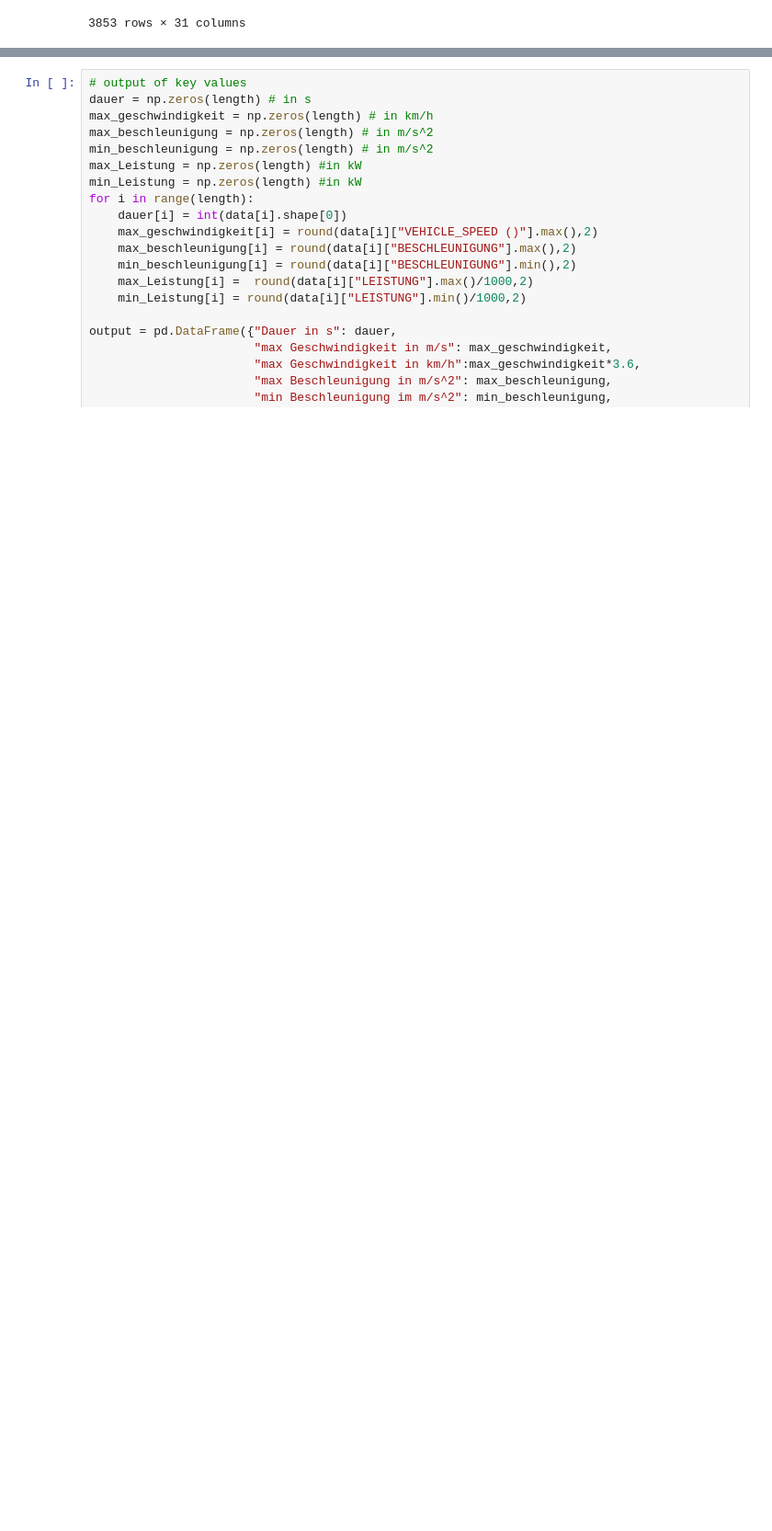
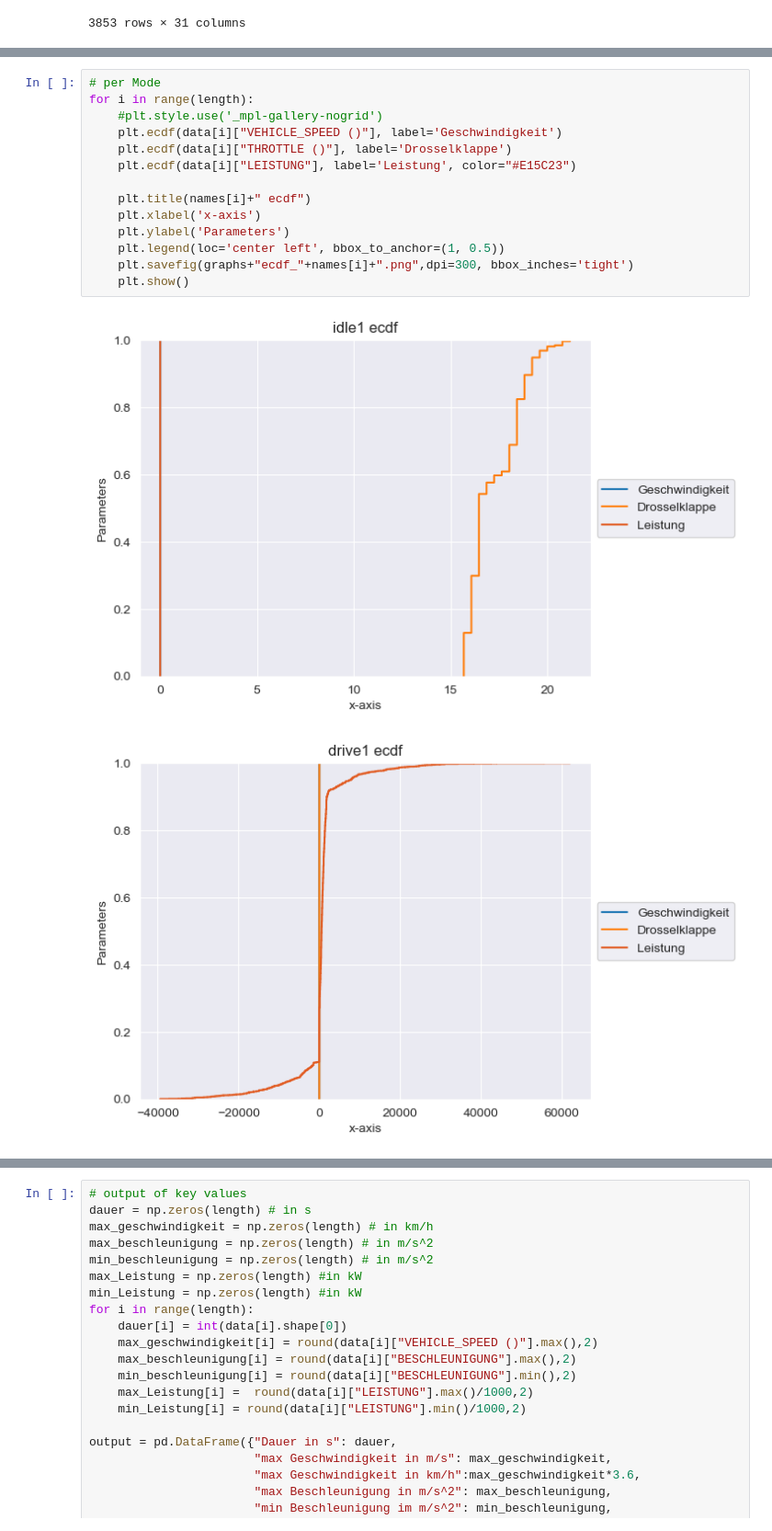
Before and after one commit to camila-duarte/verbrennungsmotoren, a Jupyter notebook: analyse/Motordrehzahl und Motordrehmoment.ipynb, the cells around one changed output, grey strips where cells are left out. Shown: that part at 92% size. Cells and saved outputs as stored; diff of their text form; blank space fills up the shorter version.

```diff
--- a/analyse/Motordrehzahl und Motordrehmoment.ipynb
+++ b/analyse/Motordrehzahl und Motordrehmoment.ipynb
@@ -143,0 +146,17 @@ data[2]
+# %%
+# per Mode
+for i in range(length):
+    #plt.style.use('_mpl-gallery-nogrid')
+    plt.ecdf(data[i]["VEHICLE_SPEED ()"], label='Geschwindigkeit')
+    plt.ecdf(data[i]["THROTTLE ()"], label='Drosselklappe')
+    plt.ecdf(data[i]["LEISTUNG"], label='Leistung', color="#E15C23")
+
+    plt.title(names[i]+" ecdf")
+    plt.xlabel('x-axis')
+    plt.ylabel('Parameters')
+    plt.legend(loc='center left', bbox_to_anchor=(1, 0.5))
+    plt.savefig(graphs+"ecdf_"+names[i]+".png",dpi=300, bbox_inches='tight')
+    plt.show()
+# %% [output]
+[figure, added]
+[figure, added]
```
Also changed, not shown: parts of 2 cells of this notebook, 22 other files.
